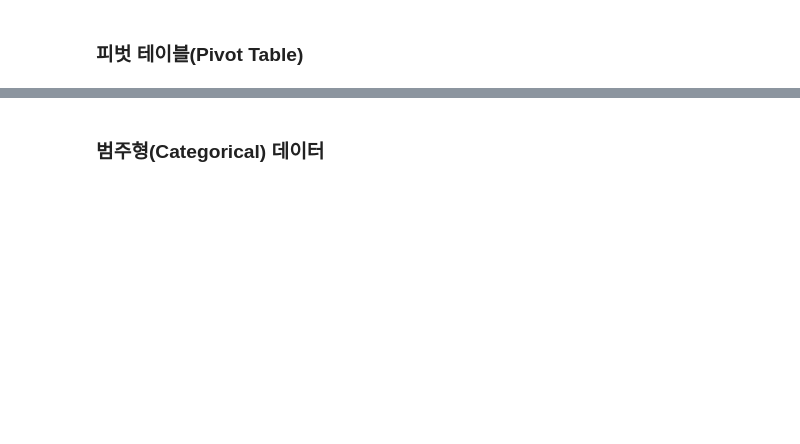
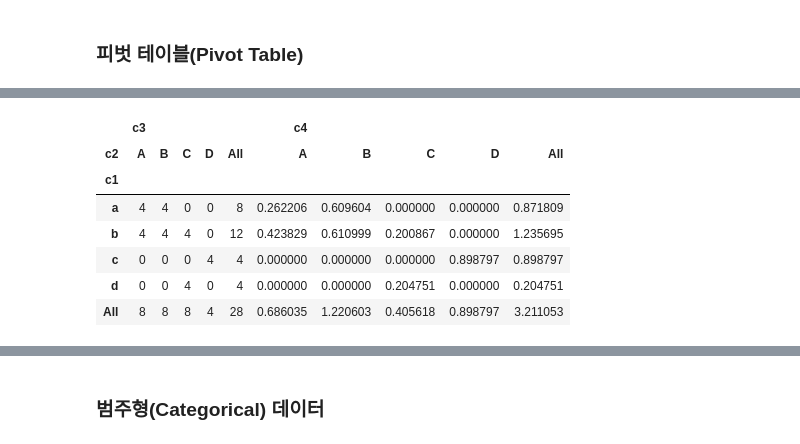
Before and after one commit to wjlee611/studyPython_Library, a Jupyter notebook: Pandas/_Pandas_한번에_제대로_배우기.ipynb, the cells around one changed output, grey strips where cells are left out. Drawn from its saved outputs; the diff is of its cells as text; code cells hidden in the pictures; blank space fills up the shorter version.

```diff
--- a/Pandas/_Pandas_한번에_제대로_배우기.ipynb
+++ b/Pandas/_Pandas_한번에_제대로_배우기.ipynb
@@ -2707,0 +2749,16 @@ df.groupby('c1').apply(top)
+# %%
+df.pivot_table(['c3', 'c4'],
+                index=['c1'],
+                columns=['c2'],
+                margins=True,
+                aggfunc=sum,
+                fill_value=0)
+# %% [output]
+|  | c3 |  |  |  |  | c4 |  |  |  |  |
+| c2 | A | B | C | D | All | A | B | C | D | All |
+| c1 |  |  |  |  |  |  |  |  |  |  |
+| a | 4 | 4 | 0 | 0 | 8 | 0.262206 | 0.609604 | 0.000000 | 0.000000 | 0.871809 |
+| b | 4 | 4 | 4 | 0 | 12 | 0.423829 | 0.610999 | 0.200867 | 0.000000 | 1.235695 |
+| c | 0 | 0 | 0 | 4 | 4 | 0.000000 | 0.000000 | 0.000000 | 0.898797 | 0.898797 |
+| d | 0 | 0 | 4 | 0 | 4 | 0.000000 | 0.000000 | 0.204751 | 0.000000 | 0.204751 |
+| All | 8 | 8 | 8 | 4 | 28 | 0.686035 | 1.220603 | 0.405618 | 0.898797 | 3.211053 |
```
Also changed, not shown: parts of 233 cells of this notebook.
